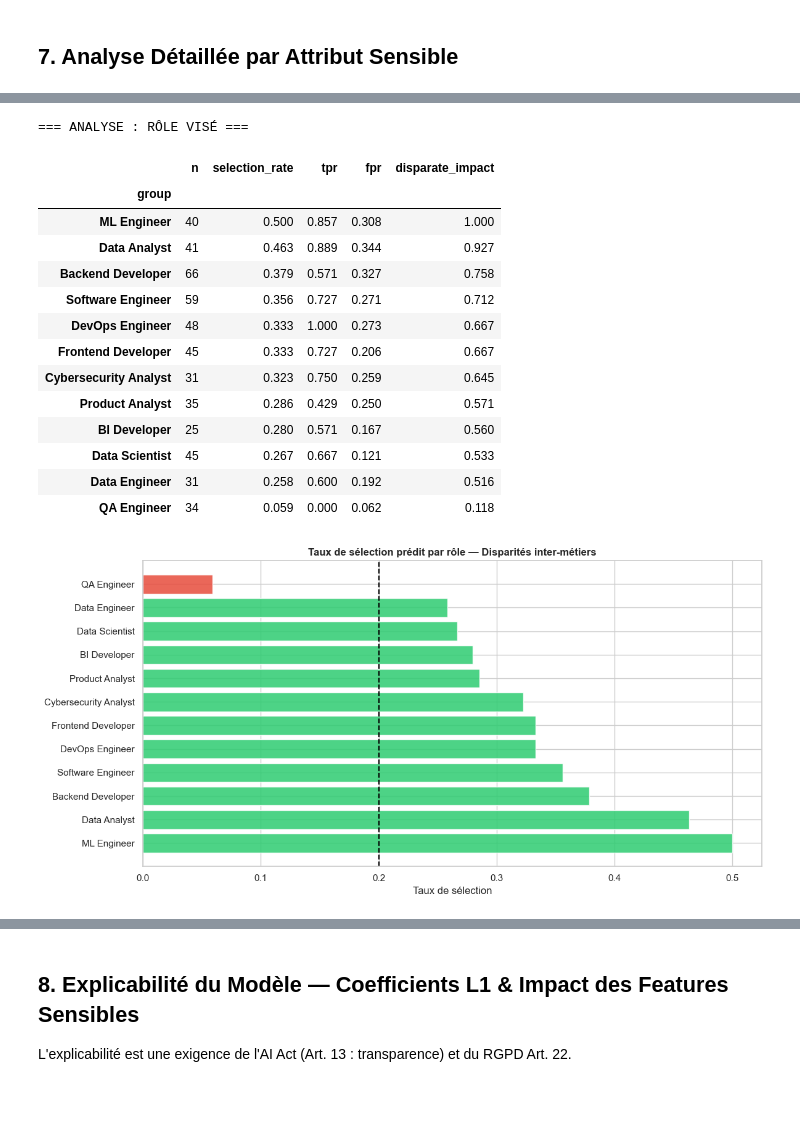
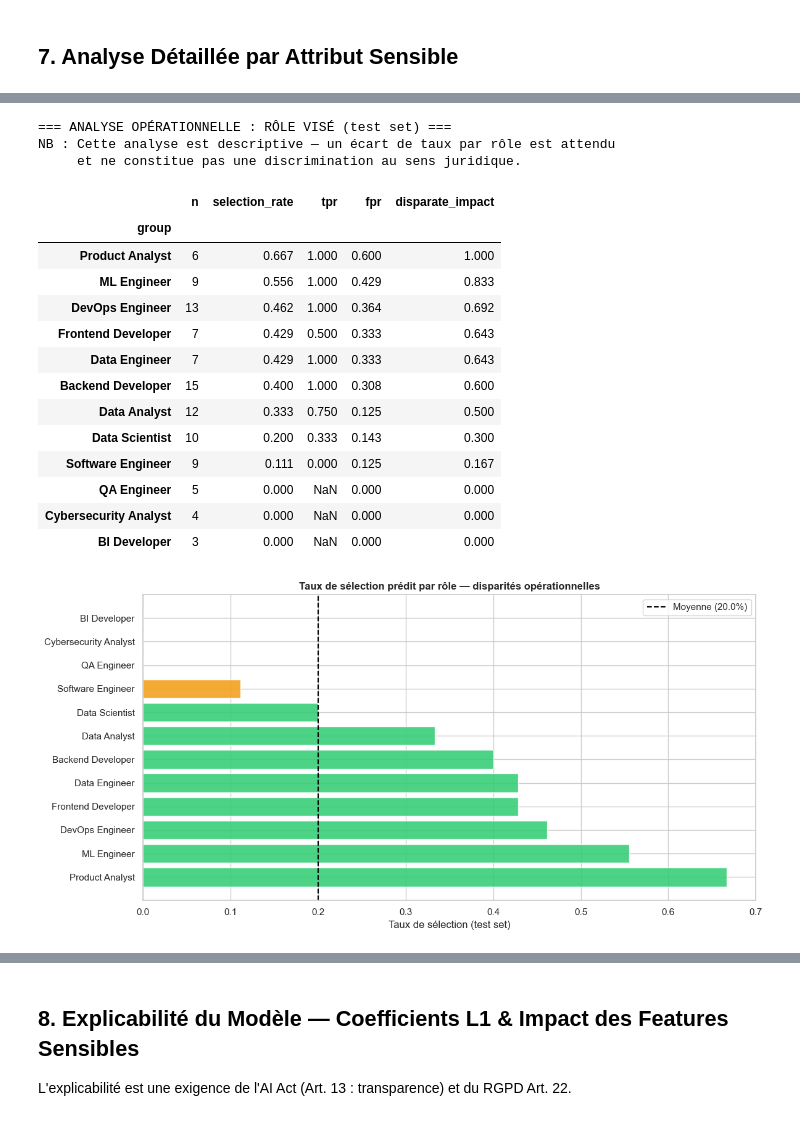
Before and after one commit to CVision-dlz/CVision, a Jupyter notebook: backend/notebooks/fairness_audit_comp.ipynb, the cells around one changed output, grey strips where cells are left out. Saved outputs shown, nothing was run; the diff lists cells and outputs as text; code cells hidden in the pictures.

```diff
--- a/backend/notebooks/fairness_audit_comp.ipynb
+++ b/backend/notebooks/fairness_audit_comp.ipynb
@@ -390,11 +458,11 @@ Interprétation :
 # %% [markdown]
 ## 6. Visualisation des Disparités
 # %%
-# ── Graphique 1 : Taux de sélection par groupe (tous attributs) ─────────────
+# ── Graphique 1 : Taux de sélection par groupe (tous attributs, test set) ───
 fig, axes = plt.subplots(3, 2, figsize=(16, 14))
 axes = axes.flatten()
 
-global_rate = df_audit['passed_next_stage'].mean()
+global_rate = df_audit_test['passed_next_stage'].mean()
 
 for idx, (label, col) in enumerate(sensitive_attrs.items()):
     ax = axes[idx]
@@ -412,12 +480,18 @@ for idx, (label, col) in enumerate(sensitive_attrs.items()):
         ax.text(val + 0.005, bar.get_y() + bar.get_height() / 2,
                 f'{val:.1%}', va='center', fontsize=9, fontweight='bold')
 
-    ax.set_xlim(0, max(sr.values) * 1.3)
+    ax.set_xlim(0, max(sr.values) * 1.3 if max(sr.values) > 0 else 0.5)
     ax.set_title(f'Taux de sélection — {label}', fontweight='bold')
-    ax.set_xlabel('Taux de sélection prédit')
+    ax.set_xlabel('Taux de sélection prédit (test set)')
     ax.legend(fontsize=8)
 
-plt.suptitle('Audit d\'Équité : Taux de Sélection par Groupe', fontsize=14, fontweight='bold', y=1.01)
+# La 6e case n'est plus utilisée (target_role retiré des sensible attrs)
+if len(axes) > len(sensitive_attrs):
+    for k in range(len(sensitive_attrs), len(axes)):
+        axes[k].axis('off')
+
+plt.suptitle('Audit d\'Équité : Taux de Sélection par Groupe (out-of-sample)',
+             fontsize=14, fontweight='bold', y=1.01)
 plt.tight_layout()
 plt.show()
 # %% [output]
@@ -537,32 +636,44 @@ print(f'   Corrélation distance vs proba : {df_audit[["distance_ville_haute_km"
 # %%
-# ── 7.3 : Rôle visé ──────────────────────────────────────────────────────────
-print('=== ANALYSE : RÔLE VISÉ ===')
-metrics_role = all_metrics['Rôle visé'].sort_values('selection_rate', ascending=False)
+# ── 7.3 : Disparités inter-rôles (analyse opérationnelle, NON un audit d'équité) ──
+# Le rôle visé n'est PAS un attribut protégé — différents postes ont légitimement
+# des critères différents. Cette section sert uniquement à détecter d'éventuels
+# rôles très sous-sélectionnés qui mériteraient un examen métier (pas légal).
+print('=== ANALYSE OPÉRATIONNELLE : RÔLE VISÉ (test set) ===')
+print('NB : Cette analyse est descriptive — un écart de taux par rôle est attendu')
+print('     et ne constitue pas une discrimination au sens juridique.')
+print()
+metrics_role, _, _ = compute_fairness_metrics(df_audit_test, 'target_role')
+metrics_role = metrics_role.sort_values('selection_rate', ascending=False)
 display(metrics_role[['n', 'selection_rate', 'tpr', 'fpr', 'disparate_impact']].round(3))
 
 fig, ax = plt.subplots(figsize=(12, 6))
 sr = metrics_role['selection_rate']
-colors = ['#e74c3c' if v < df_audit['passed_next_stage'].mean() * 0.8 else '#2ecc71' for v in sr.values]
+mean_rate = df_audit_test['passed_next_stage'].mean()
+colors = ['#e74c3c' if v < mean_rate * 0.5 else '#f39c12' if v < mean_rate else '#2ecc71'
+          for v in sr.values]
 ax.barh(sr.index.astype(str), sr.values, color=colors, alpha=0.85)
-ax.axvline(df_audit['passed_next_stage'].mean(), color='black', linestyle='--', lw=1.5)
-ax.set_title('Taux de sélection prédit par rôle — Disparités inter-métiers', fontweight='bold')
-ax.set_xlabel('Taux de sélection')
+ax.axvline(mean_rate, color='black', linestyle='--', lw=1.5, label=f'Moyenne ({mean_rate:.1%})')
+ax.set_title('Taux de sélection prédit par rôle — disparités opérationnelles', fontweight='bold')
+ax.set_xlabel('Taux de sélection (test set)')
+ax.legend()
 plt.tight_layout()
 plt.show()
 # %% [output]
-=== ANALYSE : RÔLE VISÉ ===
+=== ANALYSE OPÉRATIONNELLE : RÔLE VISÉ (test set) ===
+NB : Cette analyse est descriptive — un écart de taux par rôle est attendu
+     et ne constitue pas une discrimination au sens juridique.
 |  | n | selection_rate | tpr | fpr | disparate_impact |
 | group |  |  |  |  |  |
-| ML Engineer | 40 | 0.500 | 0.857 | 0.308 | 1.000 |
-| Data Analyst | 41 | 0.463 | 0.889 | 0.344 | 0.927 |
-| Backend Developer | 66 | 0.379 | 0.571 | 0.327 | 0.758 |
-| Software Engineer | 59 | 0.356 | 0.727 | 0.271 | 0.712 |
-| DevOps Engineer | 48 | 0.333 | 1.000 | 0.273 | 0.667 |
-| Frontend Developer | 45 | 0.333 | 0.727 | 0.206 | 0.667 |
-| Cybersecurity Analyst | 31 | 0.323 | 0.750 | 0.259 | 0.645 |
-| Product Analyst | 35 | 0.286 | 0.429 | 0.250 | 0.571 |
-| BI Developer | 25 | 0.280 | 0.571 | 0.167 | 0.560 |
-| Data Scientist | 45 | 0.267 | 0.667 | 0.121 | 0.533 |
-| Data Engineer | 31 | 0.258 | 0.600 | 0.192 | 0.516 |
-| QA Engineer | 34 | 0.059 | 0.000 | 0.062 | 0.118 |
+| Product Analyst | 6 | 0.667 | 1.000 | 0.600 | 1.000 |
+| ML Engineer | 9 | 0.556 | 1.000 | 0.429 | 0.833 |
+| DevOps Engineer | 13 | 0.462 | 1.000 | 0.364 | 0.692 |
+| Frontend Developer | 7 | 0.429 | 0.500 | 0.333 | 0.643 |
+| Data Engineer | 7 | 0.429 | 1.000 | 0.333 | 0.643 |
+| Backend Developer | 15 | 0.400 | 1.000 | 0.308 | 0.600 |
+| Data Analyst | 12 | 0.333 | 0.750 | 0.125 | 0.500 |
+| Data Scientist | 10 | 0.200 | 0.333 | 0.143 | 0.300 |
+| Software Engineer | 9 | 0.111 | 0.000 | 0.125 | 0.167 |
+| QA Engineer | 5 | 0.000 | NaN | 0.000 | 0.000 |
+| Cybersecurity Analyst | 4 | 0.000 | NaN | 0.000 | 0.000 |
+| BI Developer | 3 | 0.000 | NaN | 0.000 | 0.000 |
-[figure, old version]
+[figure, new version]
```
Also changed, not shown: parts of 33 cells of this notebook.
